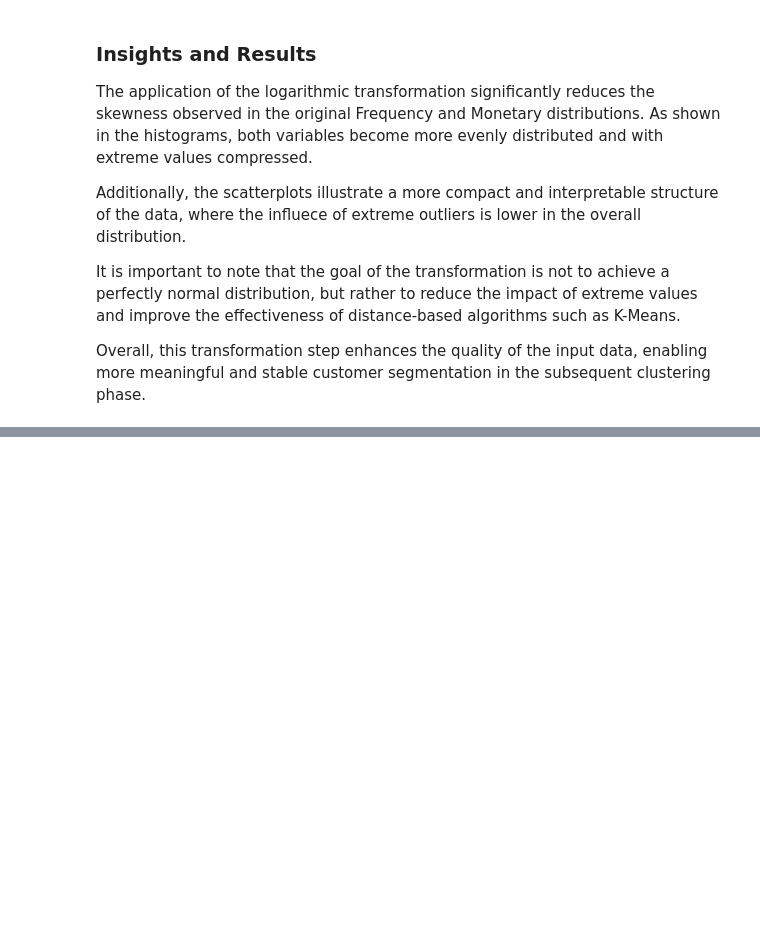
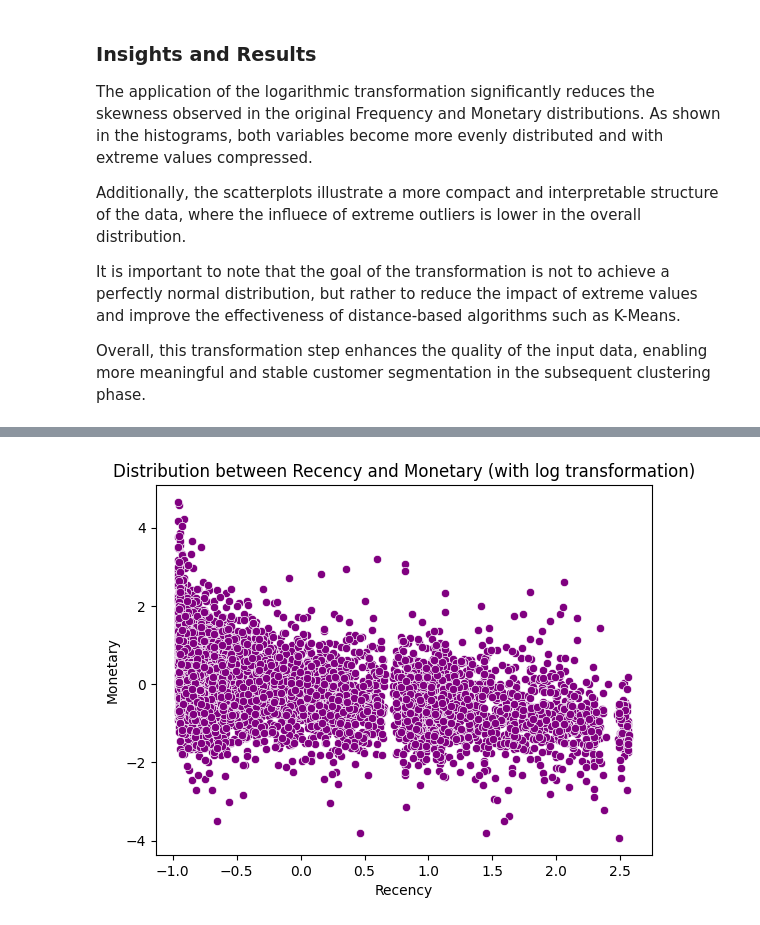
Before and after one commit to AmaKings9/online-retail-customer-analysis, a Jupyter notebook: notebooks/04_rfm_analysis.ipynb, the cells around one changed output, grey strips where cells are left out. Saved outputs shown, nothing was run; the diff lists cells and outputs as text; code cells hidden in the pictures; blank space fills up the shorter version.

```diff
--- a/notebooks/04_rfm_analysis.ipynb
+++ b/notebooks/04_rfm_analysis.ipynb
@@ -128,0 +172,6 @@ Overall, this transformation step enhances the quality of the input data, enabli
+# %%
+sns.scatterplot(data=df_rfm_scaled, x="Recency", y="Monetary", color="purple")
+plt.title("Distribution between Recency and Monetary (with log transformation)")
+plt.show()
+# %% [output]
+[figure, added]
```
Also changed, not shown: parts of 6 cells of this notebook.
